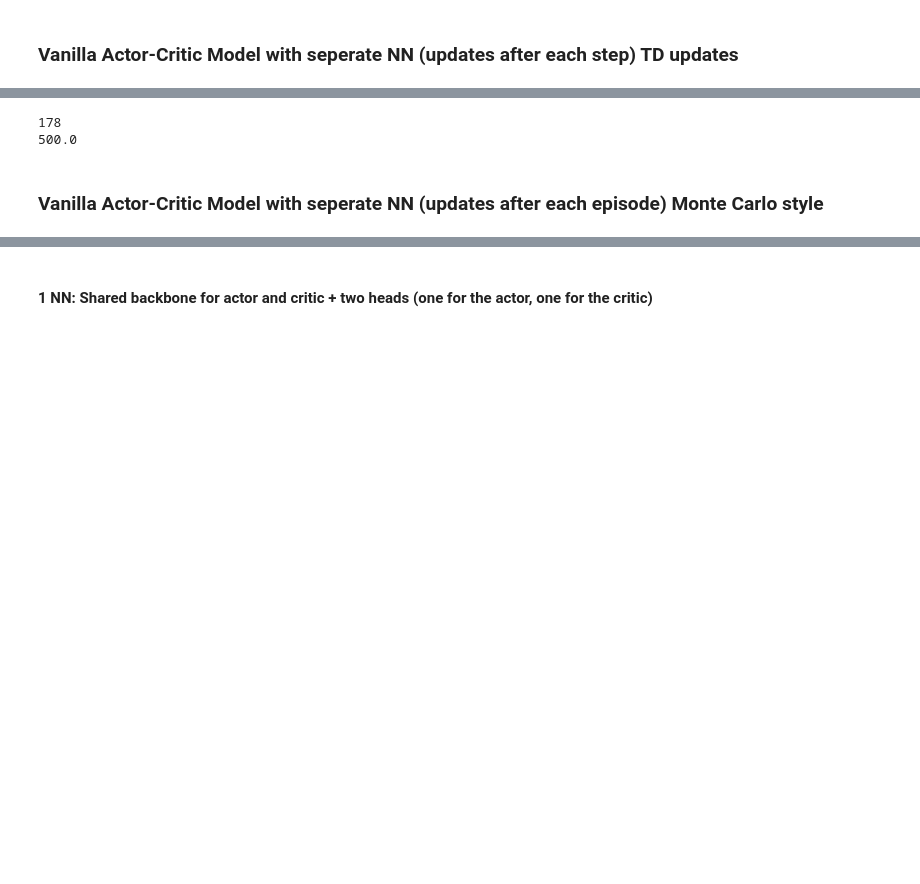
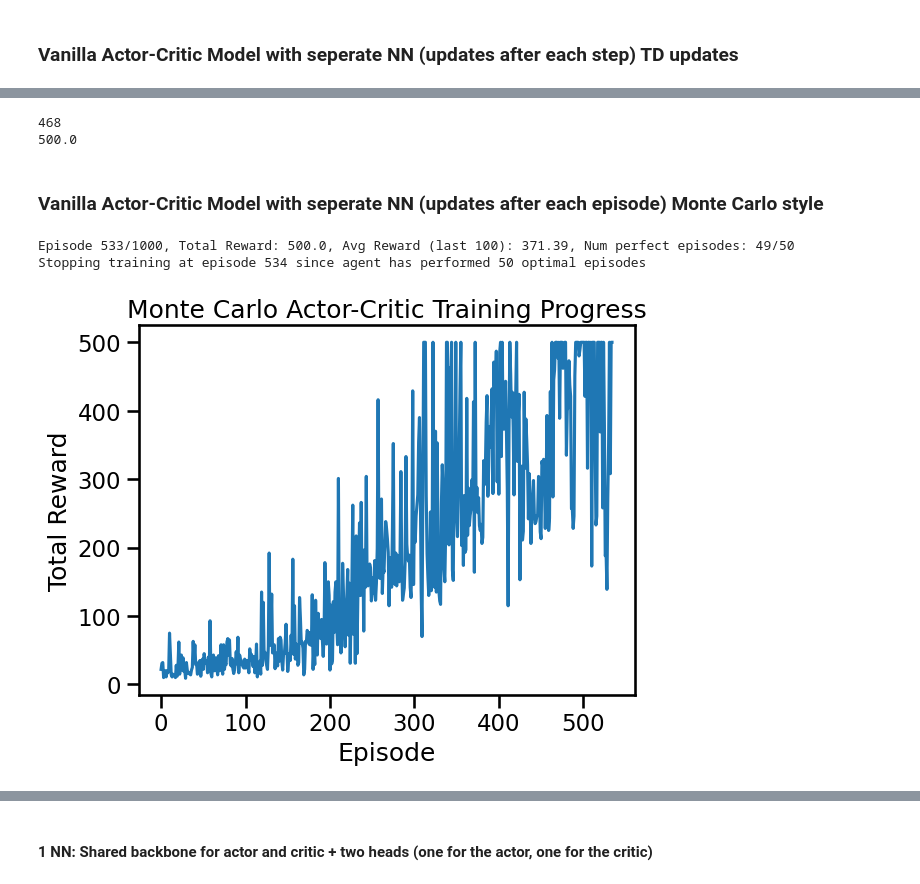
Before and after one commit to vmic2002/RLActorCritic, a Jupyter notebook: actor_critic.ipynb, the cells around one changed output, grey strips where cells are left out. Drawn from its saved outputs; the diff is of its cells as text; code cells hidden in the pictures; blank space fills up the shorter version.

```diff
--- a/actor_critic.ipynb
+++ b/actor_critic.ipynb
@@ -1030,16 +1025,18 @@ Episode ran for 500 steps
 [interactive output not drawn]
 # %%
 # print out the (last) episode at which we should have stopped training
-print(rewards.index(max_reward))
-print(rewards[rewards.index(max_reward)])
+if (max(rewards)==max_reward):
+    last_index = max(i for i, x in enumerate(rewards) if x == max_reward)
+    print(last_index)
+    print(rewards[last_index])
 # %% [output]
-178
+468
 500.0
 # %% [markdown]
 ### Vanilla Actor-Critic Model with seperate NN (updates after each episode) Monte Carlo style
 # %%
 # Training function (Monte Carlo style)
-def train_vannila_mc_ac(env, num_episodes=1000, alpha_theta=0.001, alpha_w=0.002, gamma=0.99):
+def train_vanilla_mc_ac(env, num_episodes=1000, alpha_theta=0.001, alpha_w=0.002, gamma=0.99, max_reward=500, num_perfect_episodes=10):
 
     # Initialize networks
     policy_nn = ActorNetwork(observation_dim, num_actions)
@@ -1050,6 +1047,10 @@ def train_vannila_mc_ac(env, num_episodes=1000, alpha_theta=0.001, alpha_w=0.002
     w_optimizer = optim.Adam(value_nn.parameters(), lr=alpha_w)
 
     episode_rewards = []
+
+    avg_reward = 0
+
+    curr_num_perfect_episodes = 0 # number of episodes done with max_reward reached
 
     for episode in range(num_episodes):
         # Sample full episode
@@ -1083,28 +1084,53 @@ def train_vannila_mc_ac(env, num_episodes=1000, alpha_theta=0.001, alpha_w=0.002
 
         total_reward = sum(rewards)
         episode_rewards.append(total_reward)
+
+
+        """
         if episode % 100 == 0:
             avg_reward = np.mean(episode_rewards[-100:]) if episode > 0 else total_reward
             print(f"Episode {episode}, Total Reward: {total_reward}, Avg Reward (last 100): {avg_reward:.2f}")
+        """
+        if total_reward == max_reward:
+            curr_num_perfect_episodes += 1
+            if curr_num_perfect_episodes==num_perfect_episodes:
+                print(f"\nStopping training at episode {episode} since agent has performed {curr_num_perfect_episodes} optimal episodes")
+                return policy_nn, value_nn, episode_rewards
+
+        if episode>=100 and episode%100==0:
+            # only update every 100 episodes to not slow down training
+            avg_reward = np.mean(episode_rewards[-100:]) if episode > 0 else total_reward
+        print(f"\rEpisode {episode}/{num_episodes}, Total Reward: {total_reward}, Avg Reward (last 100): {avg_reward:.2f}, Num perfect episodes: {curr_num_perfect_episodes}/{num_perfect_episodes}", end="", flush=True)
 
     return policy_nn, value_nn, episode_rewards
 # %%
 # train and plot rewards
 env = gym.make(env_name)
 actor, critic, rewards = train_vanilla_mc_ac(
+    #env=env,
+    #num_episodes=500,
+    #alpha_theta=0.001,
+    #alpha_w=0.002,
+    #gamma=0.99
     env=env,
-    num_episodes=500,
-    alpha_theta=0.001,
-    alpha_w=0.002,
-    gamma=0.99
+    num_episodes=1000,#1000, max number of episodes
+    alpha_theta=0.001,#learning rate of actor/policy
+    alpha_w=0.005,#learning rate of critic /value function
+    gamma=0.99,
+    max_reward=max_reward,#stops training after performing an episode with max_reward
+    num_perfect_episodes=50 # number of episodes with max_reward needed to perform before stopping training
 )
 env.close()
 
 plt.plot(rewards)
 plt.xlabel("Episode")
 plt.ylabel("Total Reward")
 plt.title("Monte Carlo Actor-Critic Training Progress")
 plt.show()
+# %% [output]
+Episode 533/1000, Total Reward: 500.0, Avg Reward (last 100): 371.39, Num perfect episodes: 49/50
+Stopping training at episode 534 since agent has performed 50 optimal episodes
+[figure, added]
 # %%
 # test the trained vanilla AC (MC)
 env = gym.make(env_name)
```
Also changed, not shown: parts of 20 cells of this notebook.
